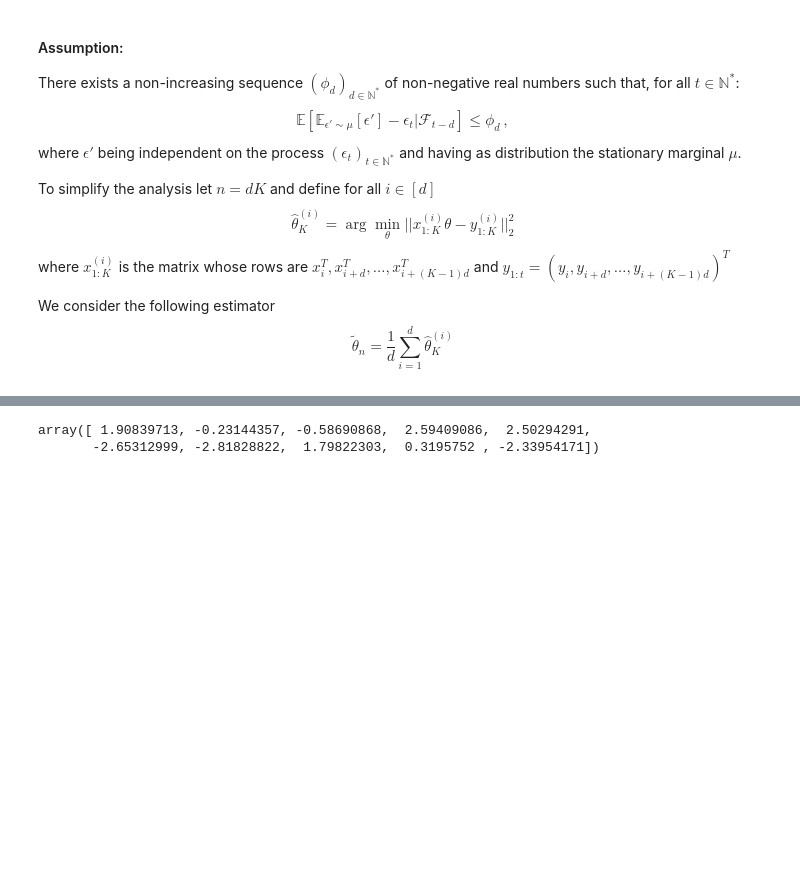
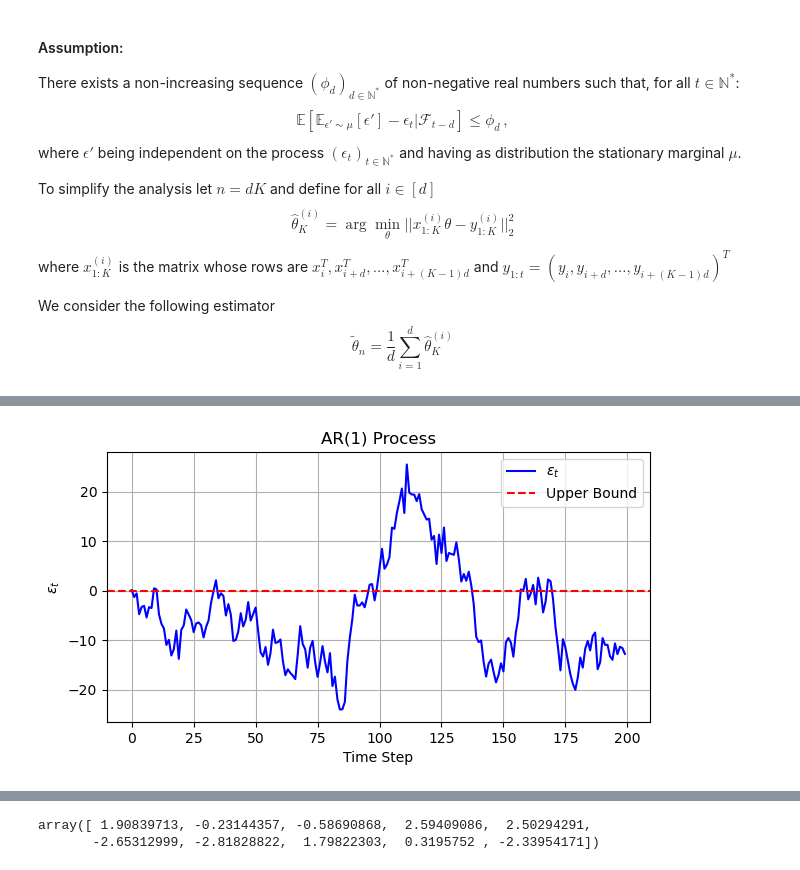
Before and after one commit to nguyenicolas/LinearBandits, a Jupyter notebook: mixing_test.ipynb, the cells around one changed output, grey strips where cells are left out. Drawn from its saved outputs; the diff is of its cells as text; code cells hidden in the pictures; blank space fills up the shorter version.

```diff
--- a/mixing_test.ipynb
+++ b/mixing_test.ipynb
@@ -88,3 +96,17 @@ plt.show()
+# %%
+epsilon = SimulateAR1(phi=0.95, sigma=3, n=200)
+
+plt.figure(figsize=(7, 3.5))
+plt.plot(epsilon, label=r"$\epsilon_t$", color="blue")
+plt.axhline(y=0, color="red", linestyle="--", label="Upper Bound")
+
+plt.title("AR(1) Process")
+plt.xlabel("Time Step")
+plt.ylabel(r"$\epsilon_t$")
+plt.legend()
+plt.grid()
+# %% [output]
+[figure, added]
 # %%
 from statsmodels.tsa.stattools import acf
 
```
Also changed, not shown: parts of 11 cells of this notebook, 1 other file.
